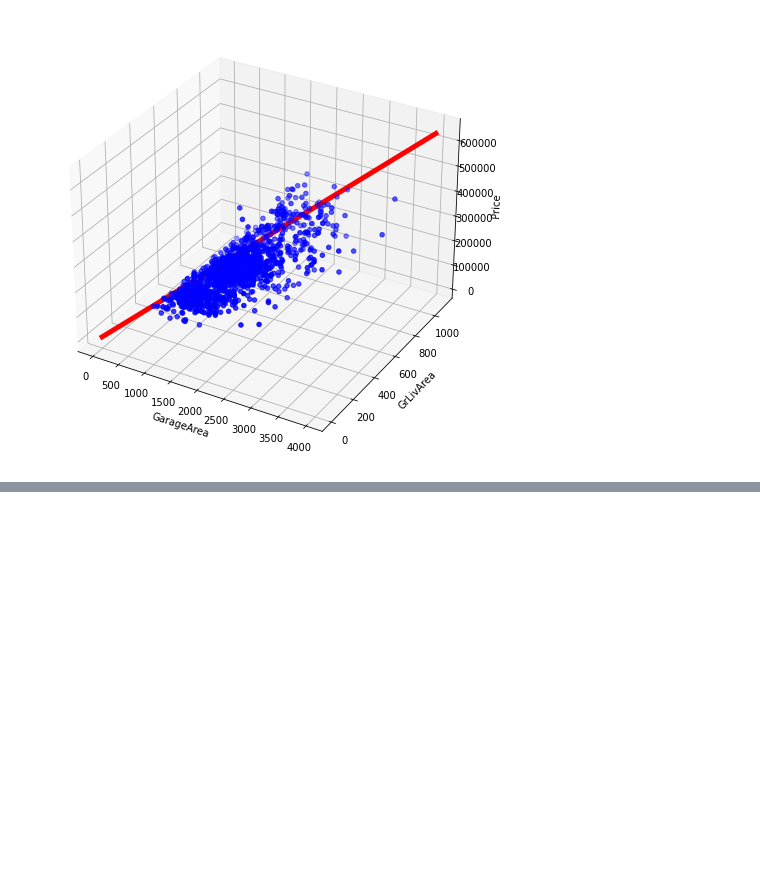
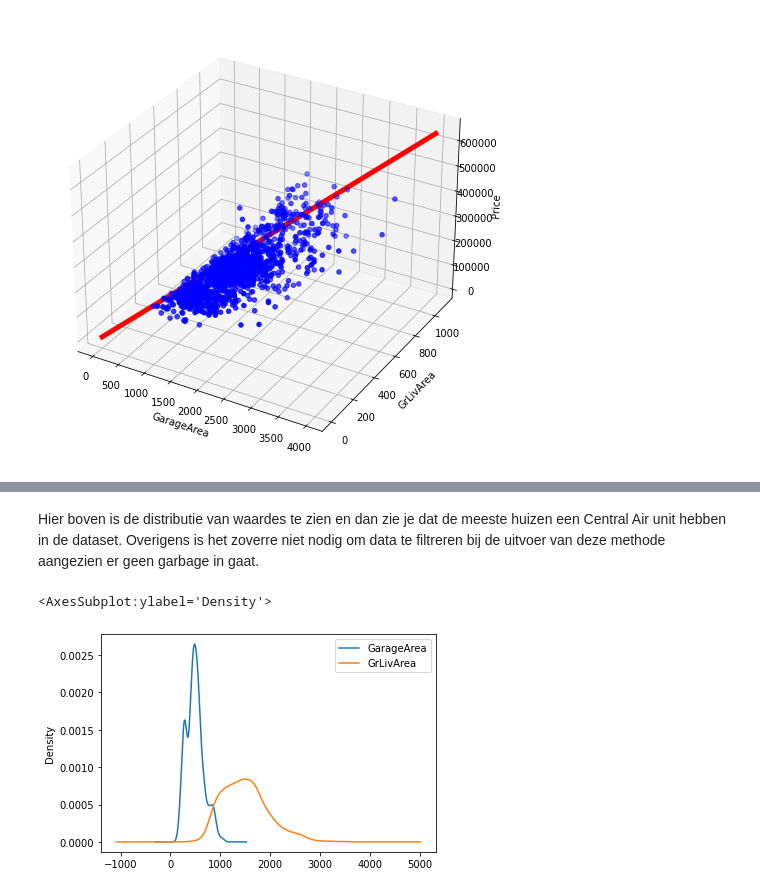
Before and after one commit to dvwgerritsen/data_science_research_report, a Jupyter notebook: research_report.ipynb, the cells around one changed output, grey strips where cells are left out. Cells and saved outputs as stored; diff of their text form; code cells hidden in the pictures; blank space fills up the shorter version.

```diff
--- a/research_report.ipynb
+++ b/research_report.ipynb
@@ -283,0 +322,12 @@ plt.show()
+# %% [markdown]
+Hier boven is de distributie van waardes te zien en dan zie je dat de meeste huizen een Central Air unit hebben in de dataset. Overigens is het zoverre
+niet nodig om data te filtreren bij de uitvoer van deze methode aangezien er geen garbage in gaat.
+# %%
+columns = ['YearBuilt']
+x = df[columns]
+y = lrdf['CentralAir']
+
+X.plot.kde()
+# %% [output]
+<AxesSubplot:ylabel='Density'>
+[figure, added]
```
Also changed, not shown: parts of 18 cells of this notebook, 2 other files.
